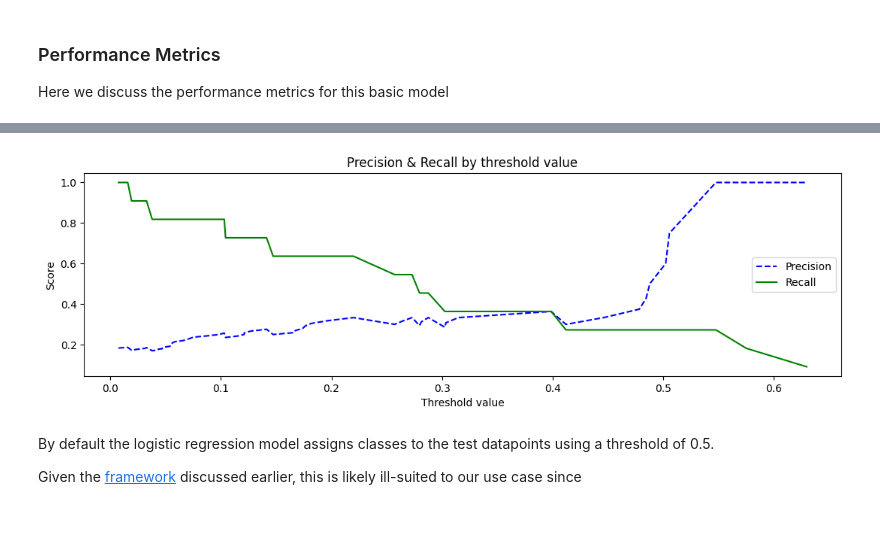
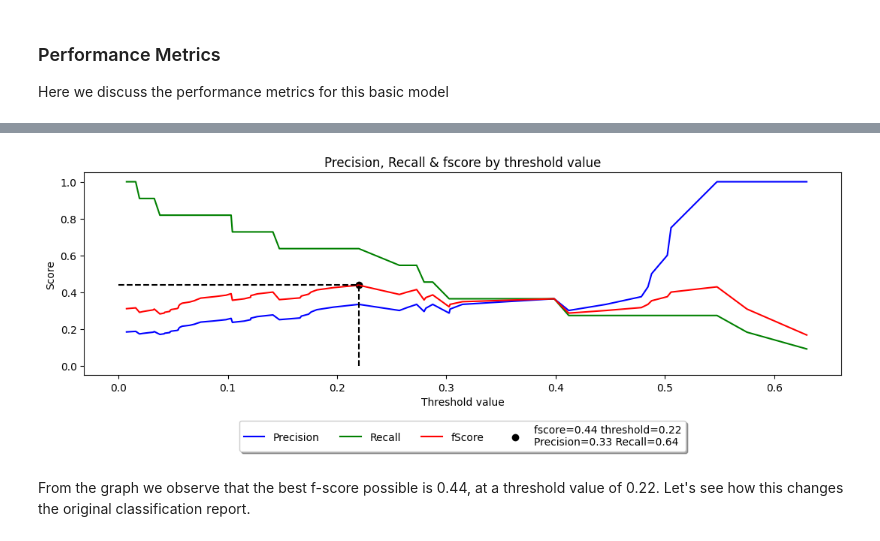
Before and after one commit to Lerac1275/ICU_patients, a Jupyter notebook: notebooks/3. Model Training.ipynb, the cells around one changed output, grey strips where cells are left out. Saved outputs shown, nothing was run; the diff lists cells and outputs as text; code cells hidden in the pictures.

Commit message:
added model training and evaluation

```diff
--- a/notebooks/3. Model Training.ipynb
+++ b/notebooks/3. Model Training.ipynb
@@ -119,8 +171,6 @@ From the ROC AUC we observe that the basic logistic regression performs better t
 # %%
-hp.plot_precision_recall_vs_threshold(y_test, prob_scores_test[:, class_id])
+best_combi=hp.plot_precision_recall_vs_threshold(y_test, prob_scores_test[:, class_id])
 # %% [output]
-[figure, old version]
+[figure, new version]
-# %% [markdown]
-By default the logistic regression model assigns classes to the test datapoints using a threshold of 0.5.
-
-Given the [framework](#target-recoding) discussed earlier, this is likely ill-suited to our use case since
+# %% [markdown]
+From the graph we observe that the best f-score possible is 0.44, at a threshold value of 0.22. Let's see how this changes the original classification report.
```
Also changed, not shown: parts of 65 cells of this notebook, 3 other files.
